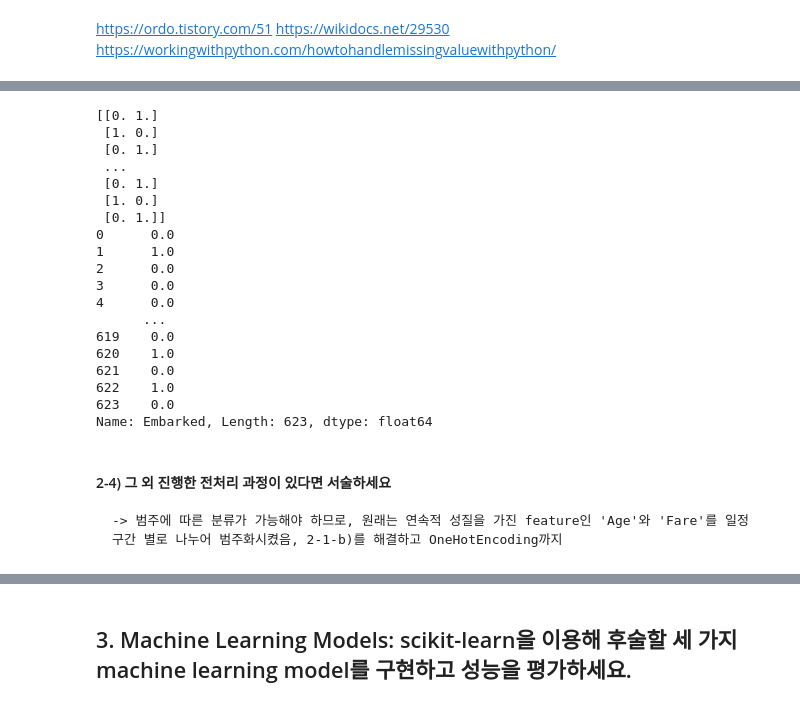
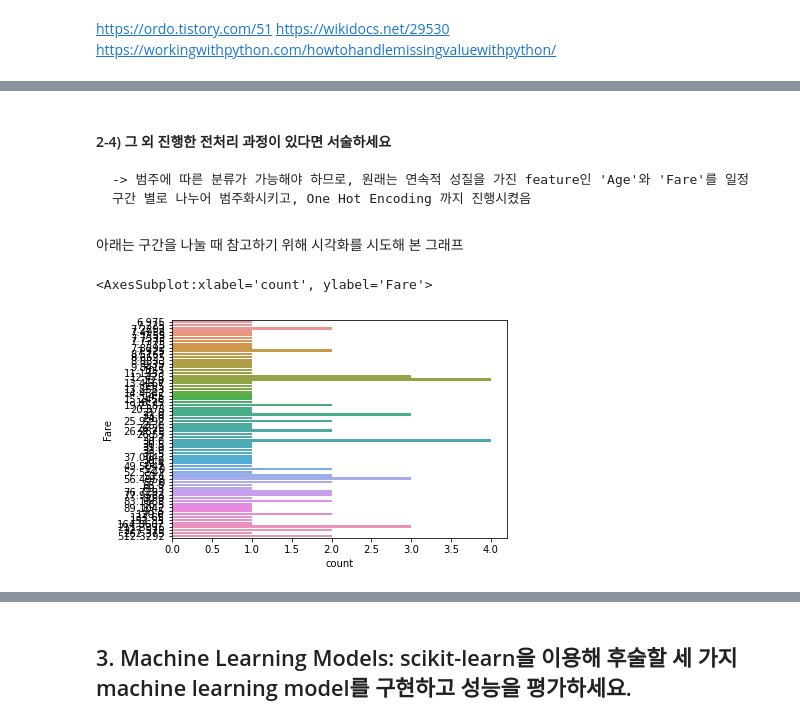
Before and after one commit to Talleyrand323/Gheegyehakseublone, a Jupyter notebook: 1기계학습론/HW1.ipynb, the cells around one changed output, grey strips where cells are left out. Drawn from its saved outputs; the diff is of its cells as text; code cells hidden in the pictures.

```diff
--- a/1기계학습론/HW1.ipynb
+++ b/1기계학습론/HW1.ipynb
@@ -287,29 +160,0 @@ print(train_tmpEmbarked)
-# %%
-train_df['Sex'] = train_tmpSex
-test_df['Sex'] = test_tmpSex
-
-train_df['Embarked'] = train_tmpEmbarked
-test_df['Embarked'] = test_tmpEmbarked
-
-print(train_tmpEmbarked)
-print(train_df['Embarked'])
-# %% [output]
-[[0. 1.]
- [1. 0.]
- [0. 1.]
- ...
- [0. 1.]
- [1. 0.]
- [0. 1.]]
-0      0.0
-1      1.0
-2      0.0
-3      0.0
-4      0.0
-      ...
-619    0.0
-620    1.0
-621    0.0
-622    1.0
-623    0.0
-Name: Embarked, Length: 623, dtype: float64
@@ -318,3 +161,15 @@ train_df.head(64)
 # %% [markdown]
   #### 2-4) 그 외 진행한 전처리 과정이 있다면 서술하세요
-    -> 범주에 따른 분류가 가능해야 하므로, 원래는 연속적 성질을 가진 feature인 'Age'와 'Fare'를 일정 구간 별로 나누어 범주화시켰음, 2-1-b)를 해결하고 OneHotEncoding까지
+    -> 범주에 따른 분류가 가능해야 하므로, 원래는 연속적 성질을 가진 feature인 'Age'와 'Fare'를 일정 구간 별로 나누어 범주화시키고, One Hot Encoding 까지 진행시켰음
+# %% [markdown]
+아래는 구간을 나눌 때 참고하기 위해 시각화를 시도해 본 그래프
+# %%
+GD1 = pd.read_csv("test.csv")
+GD1_sample = GD1.loc[:, ['Survived', 'Fare']]
+idx_num = GD1_sample[GD1_sample['Survived'] == 0].index
+GD1_survived = GD1_sample.drop(idx_num)
+# %%
+sns.countplot(data = GD1_survived, y="Fare")
+# %% [output]
+<AxesSubplot:xlabel='count', ylabel='Fare'>
+[figure, added]
```
Also changed, not shown: parts of 125 cells of this notebook.
